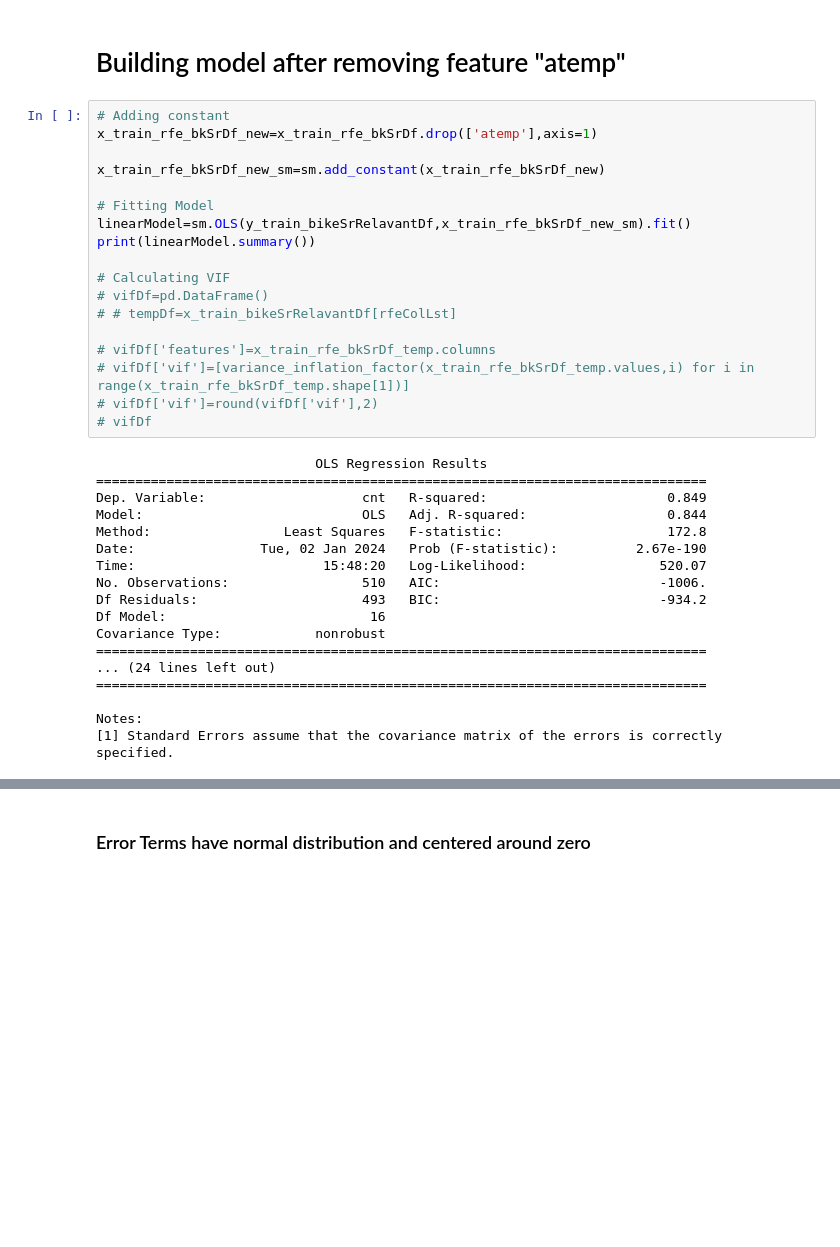
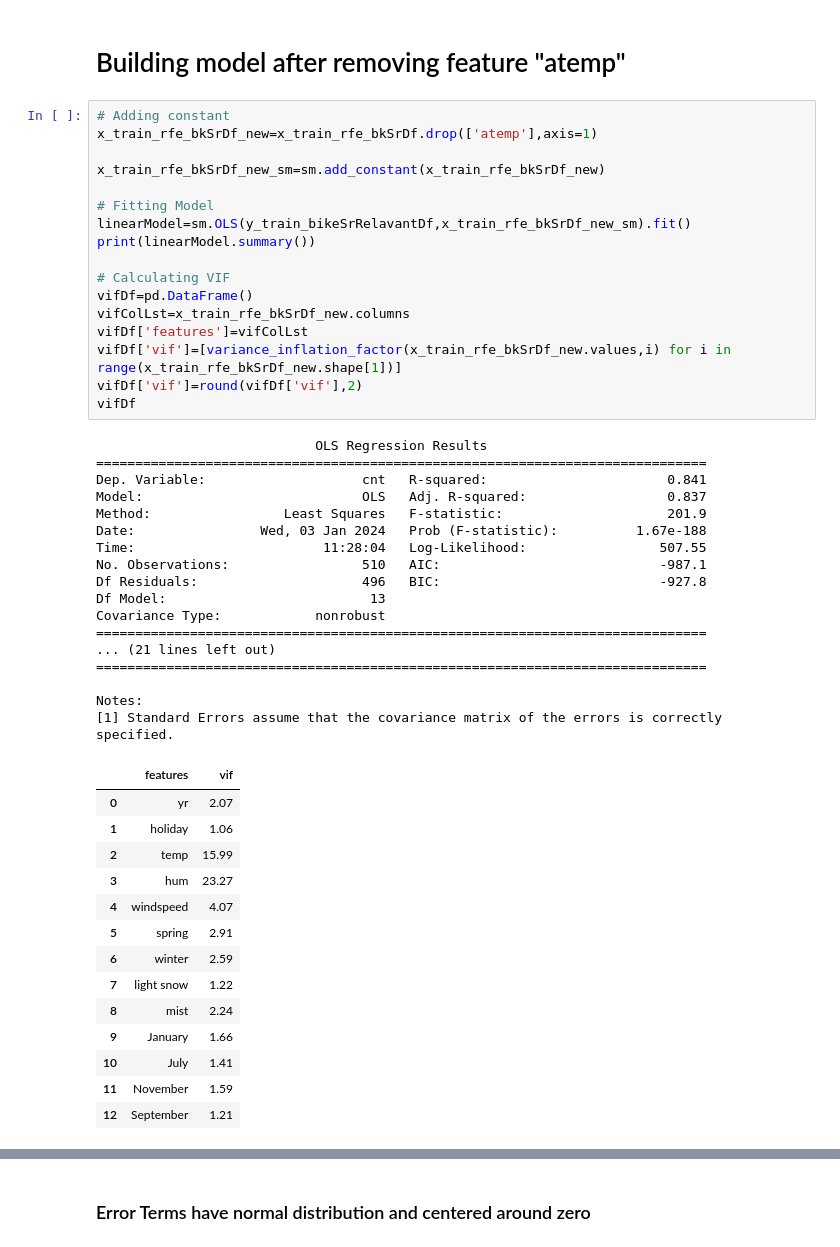
Before and after one commit to gauravtyagi02/bikesharingcompany, a Jupyter notebook: BikeSharingComLinearReg.ipynb, the cells around one changed output, grey strips where cells are left out. Drawn from its saved outputs; the diff is of its cells as text; blank space fills up the shorter version.

```diff
--- a/BikeSharingComLinearReg.ipynb
+++ b/BikeSharingComLinearReg.ipynb
@@ -305,39 +287,52 @@ Notes:
 # %%
 # Adding constant
 x_train_rfe_bkSrDf_new=x_train_rfe_bkSrDf.drop(['atemp'],axis=1)
 
 x_train_rfe_bkSrDf_new_sm=sm.add_constant(x_train_rfe_bkSrDf_new)
 
 # Fitting Model
 linearModel=sm.OLS(y_train_bikeSrRelavantDf,x_train_rfe_bkSrDf_new_sm).fit()
 print(linearModel.summary())
 
 # Calculating VIF
-# vifDf=pd.DataFrame()
-# # tempDf=x_train_bikeSrRelavantDf[rfeColLst]
-
-# vifDf['features']=x_train_rfe_bkSrDf_temp.columns
-# vifDf['vif']=[variance_inflation_factor(x_train_rfe_bkSrDf_temp.values,i) for i in range(x_train_rfe_bkSrDf_temp.shape[1])]
-# vifDf['vif']=round(vifDf['vif'],2)
-# vifDf
+vifDf=pd.DataFrame()
+vifColLst=x_train_rfe_bkSrDf_new.columns
+vifDf['features']=vifColLst
+vifDf['vif']=[variance_inflation_factor(x_train_rfe_bkSrDf_new.values,i) for i in range(x_train_rfe_bkSrDf_new.shape[1])]
+vifDf['vif']=round(vifDf['vif'],2)
+vifDf
 # %% [output]
                             OLS Regression Results
 ==============================================================================
-Dep. Variable:                    cnt   R-squared:                       0.849
-Model:                            OLS   Adj. R-squared:                  0.844
-Method:                 Least Squares   F-statistic:                     172.8
-Date:                Tue, 02 Jan 2024   Prob (F-statistic):          2.67e-190
-Time:                        15:48:20   Log-Likelihood:                 520.07
-No. Observations:                 510   AIC:                            -1006.
-Df Residuals:                     493   BIC:                            -934.2
-Df Model:                          16
+Dep. Variable:                    cnt   R-squared:                       0.841
+Model:                            OLS   Adj. R-squared:                  0.837
+Method:                 Least Squares   F-statistic:                     201.9
+Date:                Wed, 03 Jan 2024   Prob (F-statistic):          1.67e-188
+Time:                        11:28:04   Log-Likelihood:                 507.55
+No. Observations:                 510   AIC:                            -987.1
+Df Residuals:                     496   BIC:                            -927.8
+Df Model:                          13
 Covariance Type:            nonrobust
 ==============================================================================
-... (24 lines left out)
+... (21 lines left out)
 ==============================================================================
 
 Notes:
 [1] Standard Errors assume that the covariance matrix of the errors is correctly specified.
+|  | features | vif |
+| 0 | yr | 2.07 |
+| 1 | holiday | 1.06 |
+| 2 | temp | 15.99 |
+| 3 | hum | 23.27 |
+| 4 | windspeed | 4.07 |
+| 5 | spring | 2.91 |
+| 6 | winter | 2.59 |
+| 7 | light snow | 1.22 |
+| 8 | mist | 2.24 |
+| 9 | January | 1.66 |
+| 10 | July | 1.41 |
+| 11 | November | 1.59 |
+| 12 | September | 1.21 |
 # %% [markdown]
 ## Observation
 
```
Also changed, not shown: parts of 29 cells of this notebook.
